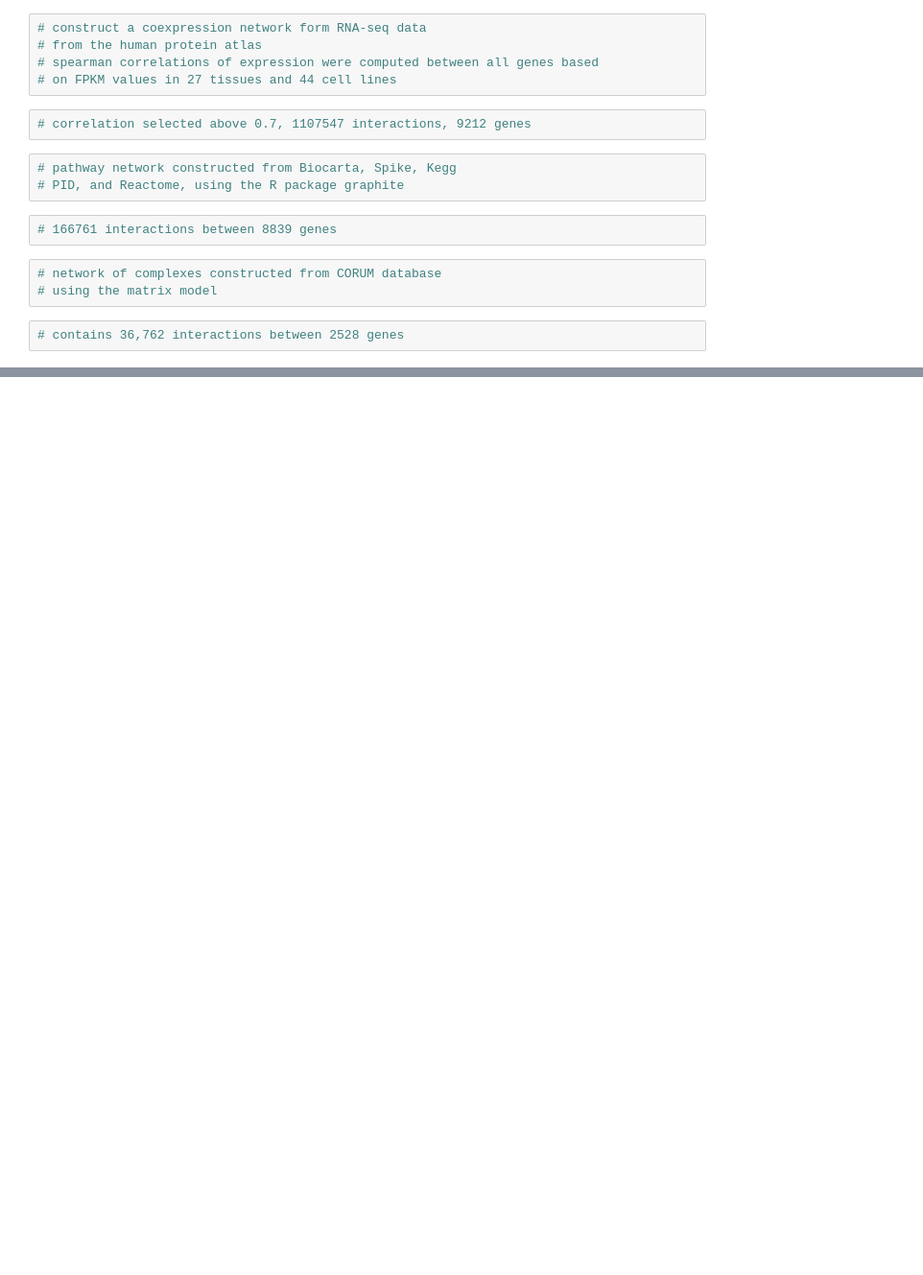
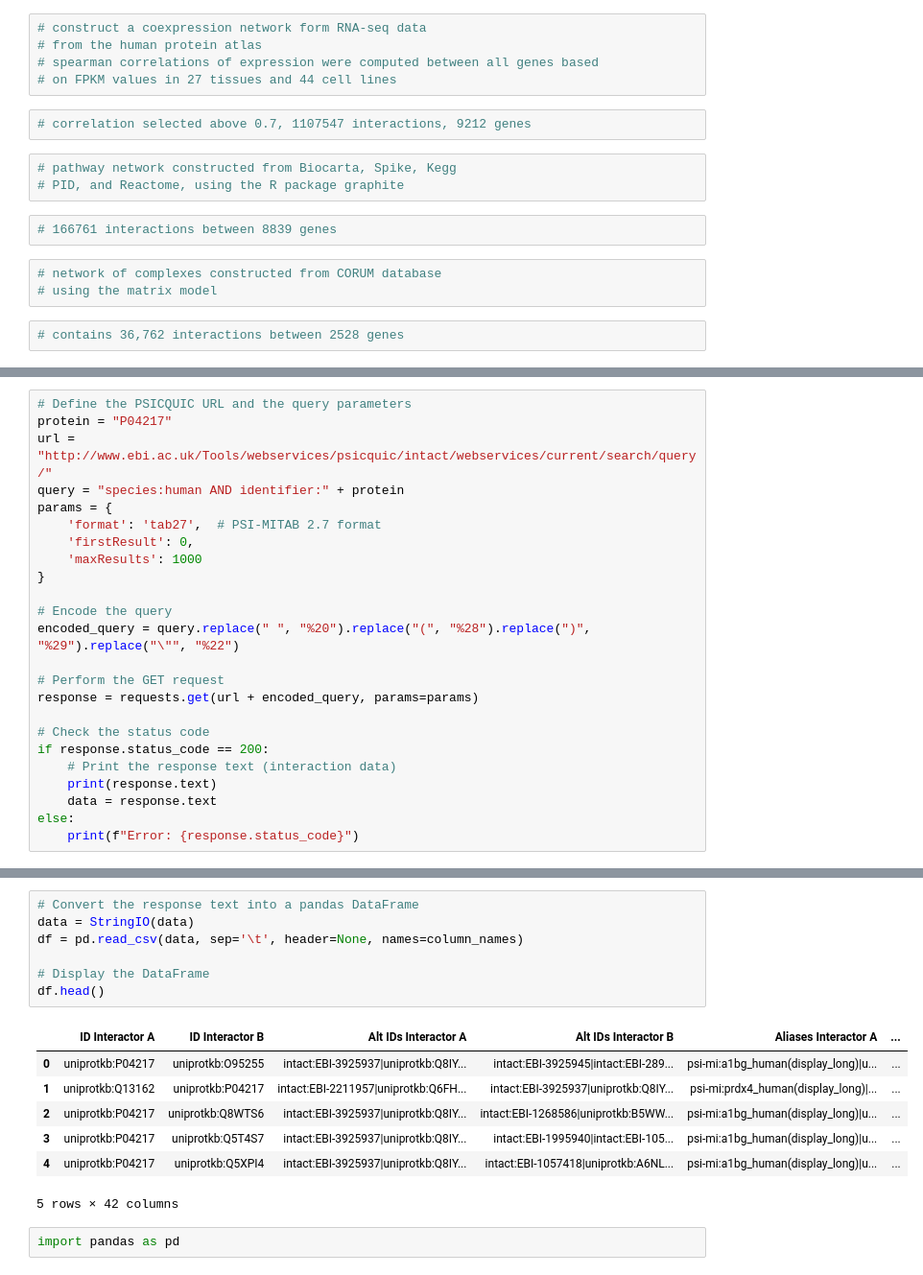
Before and after one commit to b0risfosso/1000-networks, a Jupyter notebook: human-genome-proteome/human-genome-proteome.ipynb, the cells around one changed output, grey strips where cells are left out. Shown at 96% size. Cells and saved outputs as stored; diff of their text form; blank space fills up the shorter version.

```diff
--- a/human-genome-proteome/human-genome-proteome.ipynb
+++ b/human-genome-proteome/human-genome-proteome.ipynb
@@ -22,0 +118,24 @@
+# %%
+# Define the PSICQUIC URL and the query parameters
+protein = "P04217"
+url = "http://www.ebi.ac.uk/Tools/webservices/psicquic/intact/webservices/current/search/query/"
+query = "species:human AND identifier:" + protein
+params = {
+    'format': 'tab27',  # PSI-MITAB 2.7 format
+    'firstResult': 0,
+    'maxResults': 1000
+}
+
+# Encode the query
+encoded_query = query.replace(" ", "%20").replace("(", "%28").replace(")", "%29").replace("\"", "%22")
+
+# Perform the GET request
+response = requests.get(url + encoded_query, params=params)
+
+# Check the status code
+if response.status_code == 200:
+    # Print the response text (interaction data)
+    print(response.text)
+    data = response.text
+else:
+    print(f"Error: {response.status_code}")
@@ -22,0 +160,17 @@
+# %%
+# Convert the response text into a pandas DataFrame
+data = StringIO(data)
+df = pd.read_csv(data, sep='\t', header=None, names=column_names)
+
+# Display the DataFrame
+df.head()
+# %% [output]
+|  | ID Interactor A | ID Interactor B | Alt IDs Interactor A | Alt IDs Interactor B | Aliases Interactor A | ... |
+| 0 | uniprotkb:P04217 | uniprotkb:O95255 | intact:EBI-3925937|uniprotkb:Q8IY... | intact:EBI-3925945|intact:EBI-289... | psi-mi:a1bg_human(display_long)|u... | ... |
+| 1 | uniprotkb:Q13162 | uniprotkb:P04217 | intact:EBI-2211957|uniprotkb:Q6FH... | intact:EBI-3925937|uniprotkb:Q8IY... | psi-mi:prdx4_human(display_long)|... | ... |
+| 2 | uniprotkb:P04217 | uniprotkb:Q8WTS6 | intact:EBI-3925937|uniprotkb:Q8IY... | intact:EBI-1268586|uniprotkb:B5WW... | psi-mi:a1bg_human(display_long)|u... | ... |
+| 3 | uniprotkb:P04217 | uniprotkb:Q5T4S7 | intact:EBI-3925937|uniprotkb:Q8IY... | intact:EBI-1995940|intact:EBI-105... | psi-mi:a1bg_human(display_long)|u... | ... |
+| 4 | uniprotkb:P04217 | uniprotkb:Q5XPI4 | intact:EBI-3925937|uniprotkb:Q8IY... | intact:EBI-1057418|uniprotkb:A6NL... | psi-mi:a1bg_human(display_long)|u... | ... |
+5 rows × 42 columns
+# %%
+import pandas as pd
```
Also changed, not shown: parts of 19 cells of this notebook, 24 other files.
